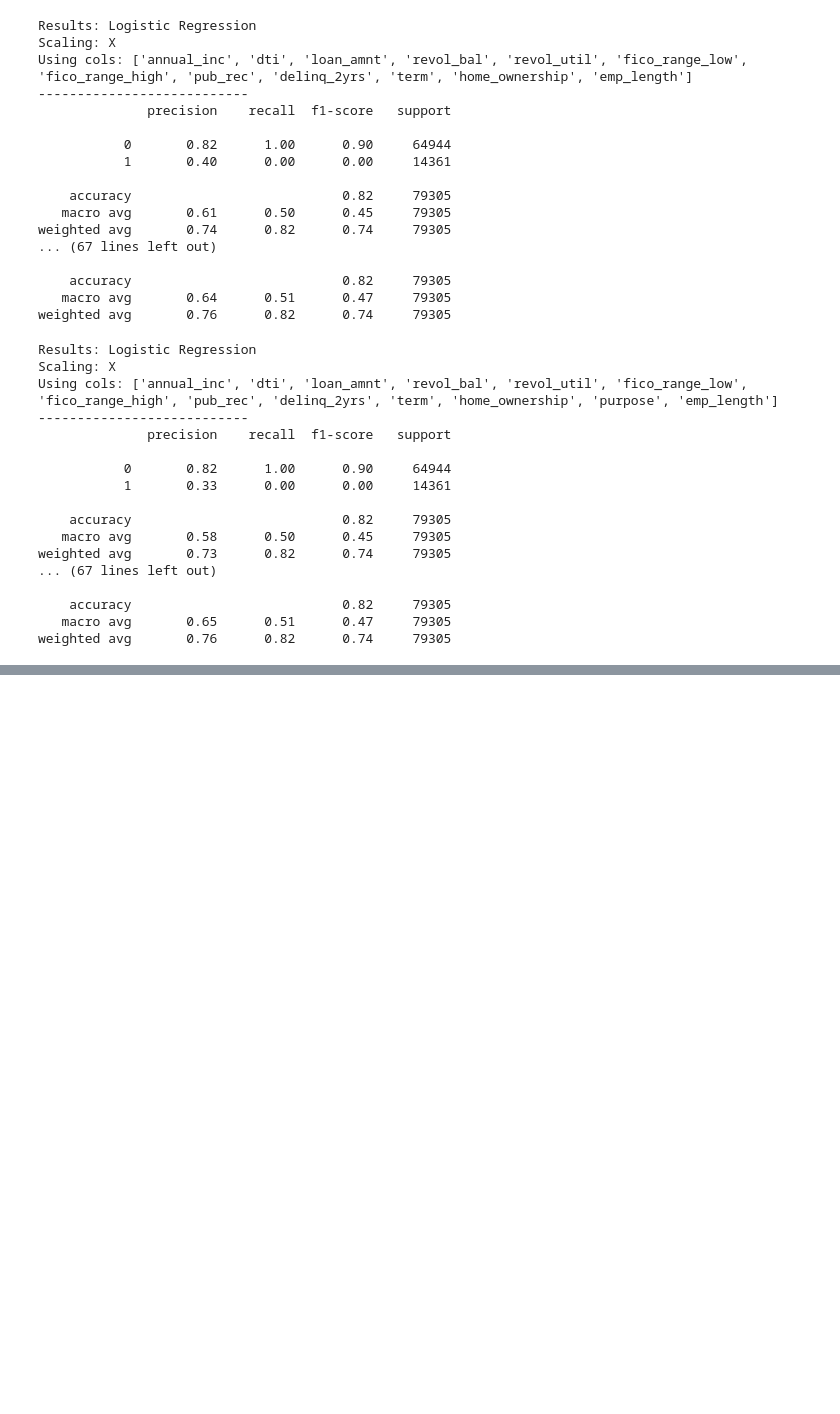
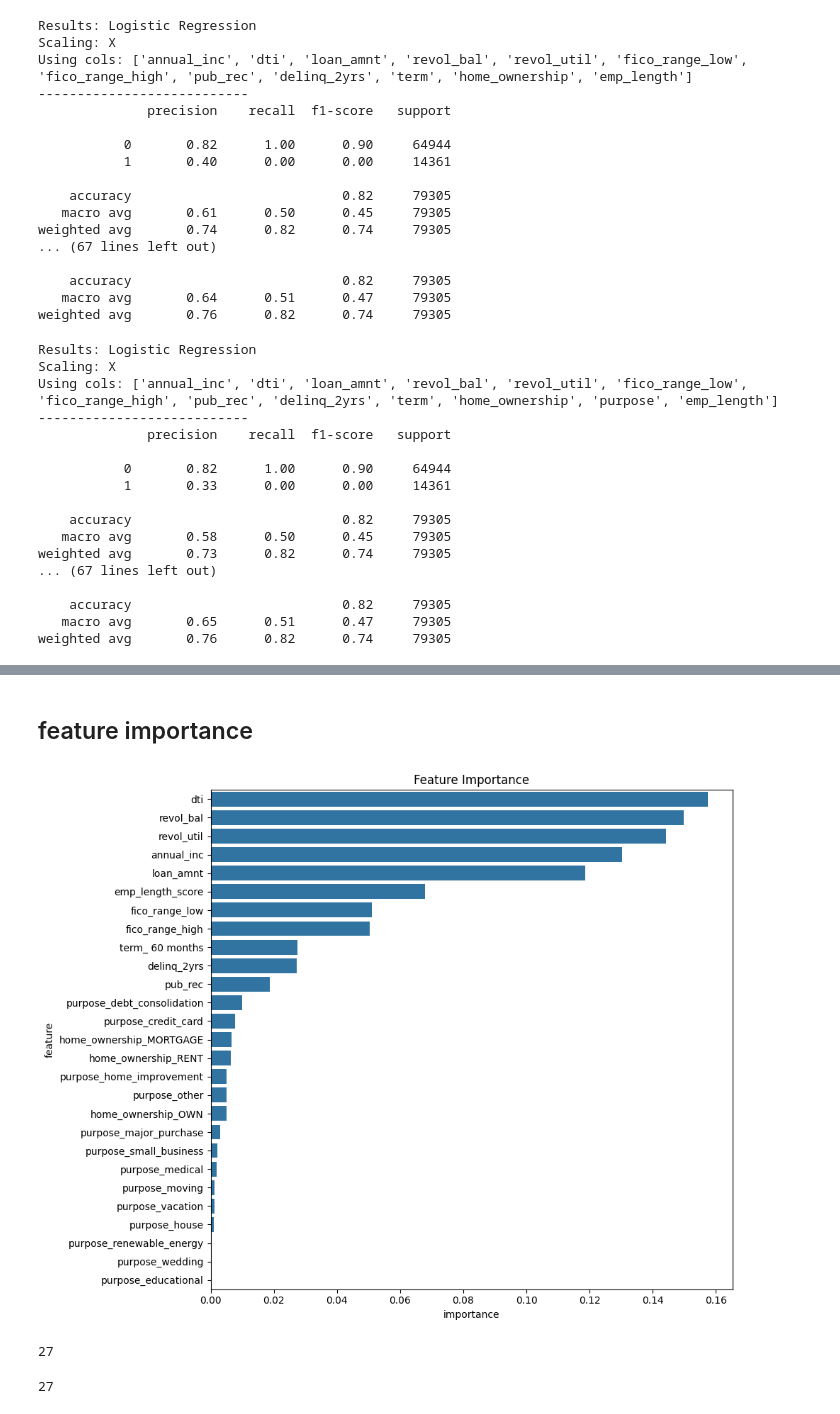
Before and after one commit to drkail6916/aiffel_datathon, a Jupyter notebook: 20250918_geon_test.ipynb, the cells around one changed output, grey strips where cells are left out. Cells and saved outputs as stored; diff of their text form; code cells hidden in the pictures; blank space fills up the shorter version.

```diff
--- a/20250918_geon_test.ipynb
+++ b/20250918_geon_test.ipynb
@@ -192,14 +192,17 @@ x_train_mm = mm_scaler.fit_transform(x_train)
 x_test_mm = mm_scaler.transform(x_test)
 # %% [markdown]
 ## modeling
+# %%
+ratio = y_train.value_counts()[0] / y_train.value_counts()[1]
+ratio
 # %%
 from sklearn.linear_model import LogisticRegression
 from sklearn.ensemble import RandomForestClassifier
 from xgboost import XGBClassifier
 
-model_lr = LogisticRegression()
-model_rfc = RandomForestClassifier()
-model_xgbc = XGBClassifier()
+model_lr = LogisticRegression(class_weight='balanced')
+model_rfc = RandomForestClassifier(class_weight='balanced')
+model_xgbc = XGBClassifier(scale_pos_weight=ratio)
 
 model_lr.fit(x_train, y_train)
 model_rfc.fit(x_train, y_train)
@@ -678,0 +767,30 @@ weighted avg       0.76      0.82      0.74     79305
+# %% [markdown]
+## feature importance
+# %%
+importances = model_rfc.feature_importances_
+feature_names = x_train.columns
+
+fi_df = pd.DataFrame({'feature': feature_names,
+                     'importance': importances
+                     })
+
+fi_df = fi_df.sort_values(by='importance', ascending=False)
+# %%
+plt.figure(figsize=(10, 8))
+
+sns.barplot(x='importance', y='feature', data=fi_df)
+
+plt.title('Feature Importance')
+
+plt.tight_layout()
+plt.show()
+# %% [output]
+[figure, added]
+# %%
+len(np.round(model_lr.coef_, 2)[0])
+# %% [output]
+27
+# %%
+len(feature_names)
+# %% [output]
+27
```
Also changed, not shown: parts of 3 cells of this notebook, 1 other file.
